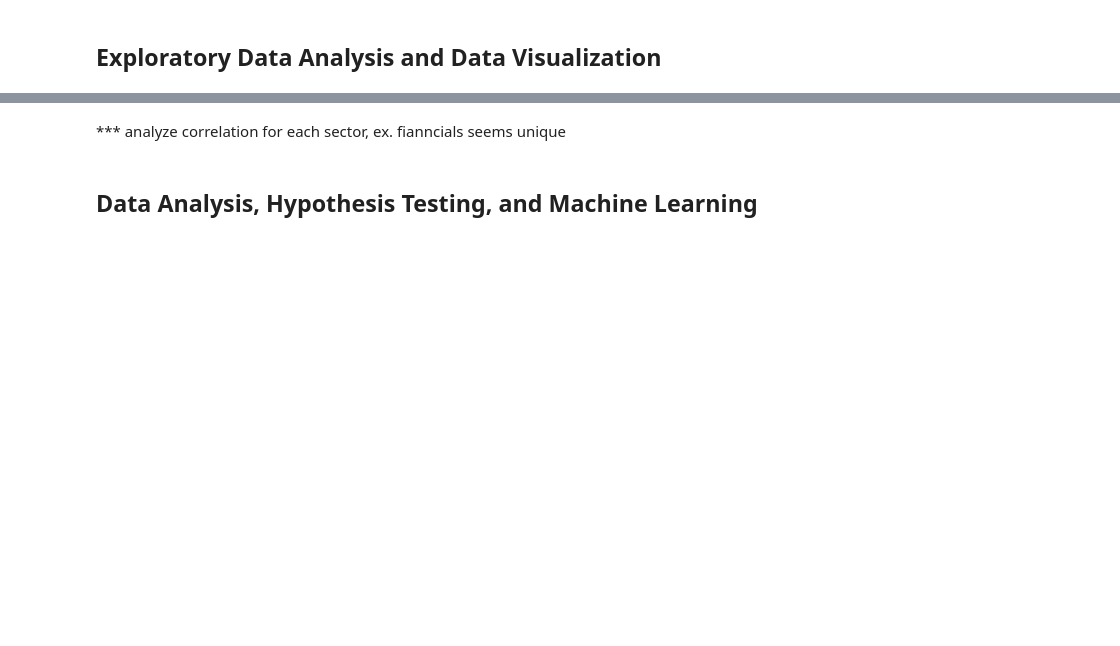
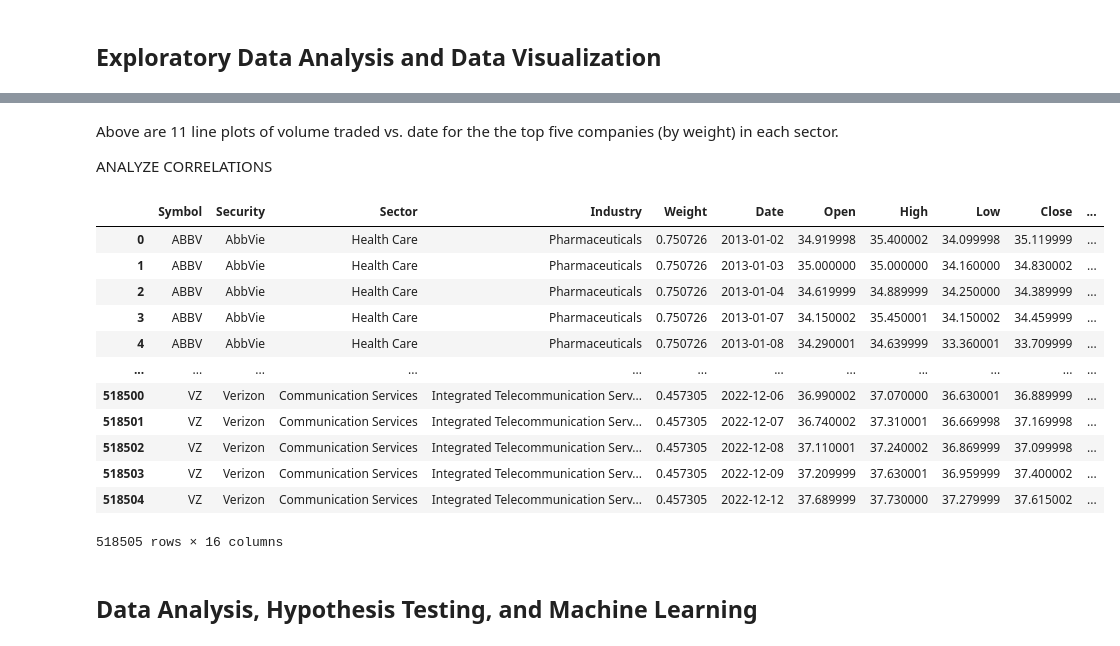
Before and after one commit to melvinrajendran/SP500-Stock-Price-Analysis, a Jupyter notebook: SP500StockPriceAnalysis.ipynb, the cells around one changed output, grey strips where cells are left out. Drawn from its saved outputs; the diff is of its cells as text; code cells hidden in the pictures; blank space fills up the shorter version.

```diff
--- a/SP500StockPriceAnalysis.ipynb
+++ b/SP500StockPriceAnalysis.ipynb
@@ -263,2 +279,30 @@ for sector in top_data['Sector'].unique():
-# %% [markdown]
-*** analyze correlation for each sector, ex. fianncials seems unique
+# %% [markdown]
+Above are 11 line plots of volume traded vs. date for the the top five companies (by weight) in each sector.
+
+ANALYZE CORRELATIONS
+# %%
+moving_averages = [10, 20, 50, 200]
+
+for ma in moving_averages:
+    for security in top_data['Security'].unique():
+
+        # Filter the data for the current company
+        security_data = top_data[top_data['Security'] == security]
+
+        top_data[f'{ma}-Day Moving Average'] = top_data['Adjusted Close'].rolling(ma).mean()
+
+top_data
+# %% [output]
+|  | Symbol | Security | Sector | Industry | Weight | Date | Open | High | Low | Close | ... |
+| 0 | ABBV | AbbVie | Health Care | Pharmaceuticals | 0.750726 | 2013-01-02 | 34.919998 | 35.400002 | 34.099998 | 35.119999 | ... |
+| 1 | ABBV | AbbVie | Health Care | Pharmaceuticals | 0.750726 | 2013-01-03 | 35.000000 | 35.000000 | 34.160000 | 34.830002 | ... |
+| 2 | ABBV | AbbVie | Health Care | Pharmaceuticals | 0.750726 | 2013-01-04 | 34.619999 | 34.889999 | 34.250000 | 34.389999 | ... |
+| 3 | ABBV | AbbVie | Health Care | Pharmaceuticals | 0.750726 | 2013-01-07 | 34.150002 | 35.450001 | 34.150002 | 34.459999 | ... |
+| 4 | ABBV | AbbVie | Health Care | Pharmaceuticals | 0.750726 | 2013-01-08 | 34.290001 | 34.639999 | 33.360001 | 33.709999 | ... |
+| ... | ... | ... | ... | ... | ... | ... | ... | ... | ... | ... | ... |
+| 518500 | VZ | Verizon | Communication Services | Integrated Telecommunication Serv... | 0.457305 | 2022-12-06 | 36.990002 | 37.070000 | 36.630001 | 36.889999 | ... |
+| 518501 | VZ | Verizon | Communication Services | Integrated Telecommunication Serv... | 0.457305 | 2022-12-07 | 36.740002 | 37.310001 | 36.669998 | 37.169998 | ... |
+| 518502 | VZ | Verizon | Communication Services | Integrated Telecommunication Serv... | 0.457305 | 2022-12-08 | 37.110001 | 37.240002 | 36.869999 | 37.099998 | ... |
+| 518503 | VZ | Verizon | Communication Services | Integrated Telecommunication Serv... | 0.457305 | 2022-12-09 | 37.209999 | 37.630001 | 36.959999 | 37.400002 | ... |
+| 518504 | VZ | Verizon | Communication Services | Integrated Telecommunication Serv... | 0.457305 | 2022-12-12 | 37.689999 | 37.730000 | 37.279999 | 37.615002 | ... |
+518505 rows × 16 columns
```
Also changed, not shown: parts of 13 cells of this notebook.
